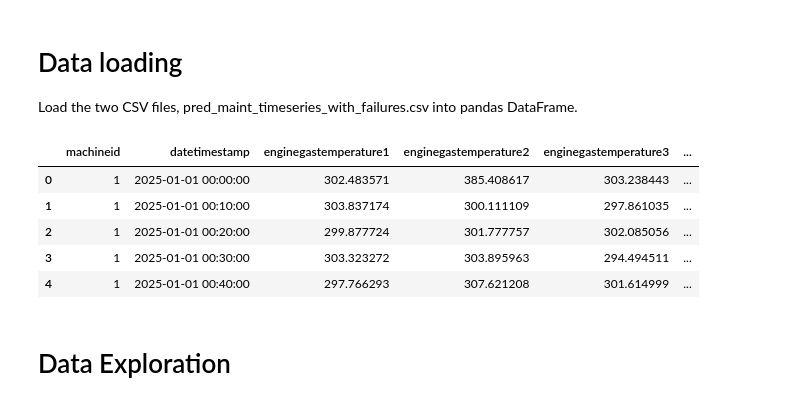
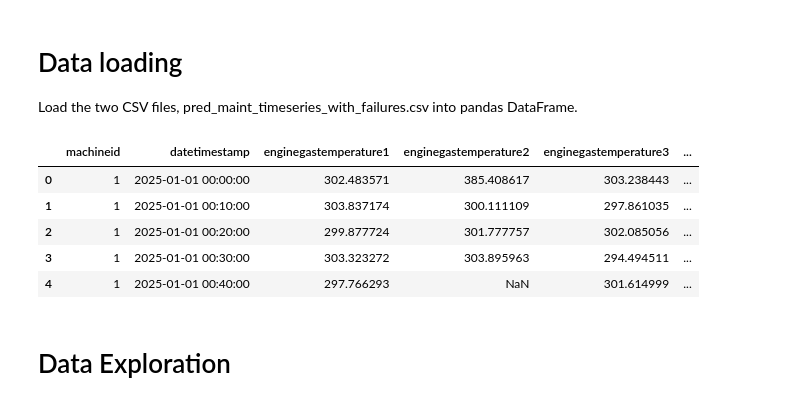
Before and after one commit to rosa-lpz/Data-Science-Portfolio, a Jupyter notebook: Predictive Maintenance/pred_maint_failures/notebooks/01-exploratory-data-analysis.ipynb, the cells around one changed output. Saved outputs shown, nothing was run; the diff lists cells and outputs as text; code cells hidden in the pictures.

```diff
--- a/Predictive Maintenance/pred_maint_failures/notebooks/01-exploratory-data-analysis.ipynb
+++ b/Predictive Maintenance/pred_maint_failures/notebooks/01-exploratory-data-analysis.ipynb
@@ -27,15 +31,15 @@ Requirement already satisfied: packaging in /programs/anaconda3/lib/python3.12/s
 Load the two CSV files, pred_maint_timeseries_with_failures.csv into pandas DataFrame.
 # %%
 # df = pd.read_csv(f'{DATA_DIR}/pred_maint_timeseries_with_failures.csv')
-df = pd.read_csv(f'{DATA_DIR}/pred_maint_yearly_timeseries.csv')
+df = pd.read_csv(f'{DATA_DIR}/pred_maint_year_outliers_nulls.csv')
 display(df.head())
 # %% [output]
 |  | machineid | datetimestamp | enginegastemperature1 | enginegastemperature2 | enginegastemperature3 | ... |
 | 0 | 1 | 2025-01-01 00:00:00 | 302.483571 | 385.408617 | 303.238443 | ... |
 | 1 | 1 | 2025-01-01 00:10:00 | 303.837174 | 300.111109 | 297.861035 | ... |
 | 2 | 1 | 2025-01-01 00:20:00 | 299.877724 | 301.777757 | 302.085056 | ... |
 | 3 | 1 | 2025-01-01 00:30:00 | 303.323272 | 303.895963 | 294.494511 | ... |
-| 4 | 1 | 2025-01-01 00:40:00 | 297.766293 | 307.621208 | 301.614999 | ... |
+| 4 | 1 | 2025-01-01 00:40:00 | 297.766293 | NaN | 301.614999 | ... |
 # %% [markdown]
 # Data Exploration
 # %% [markdown]
```
Also changed, not shown: parts of 27 cells of this notebook, 3 other files.
